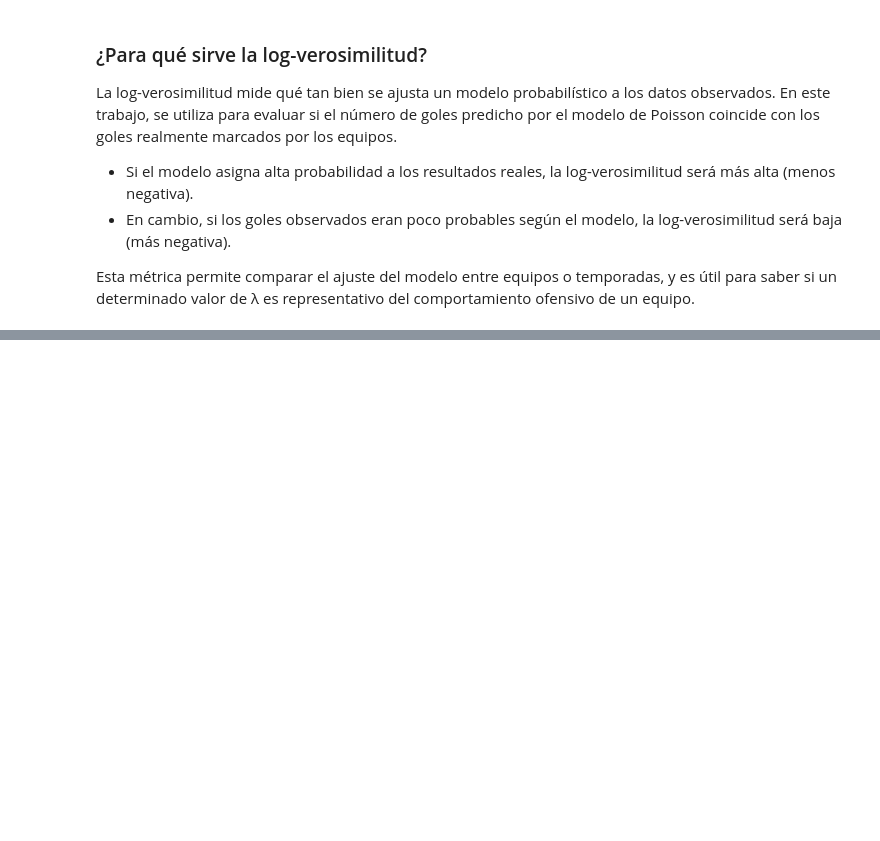
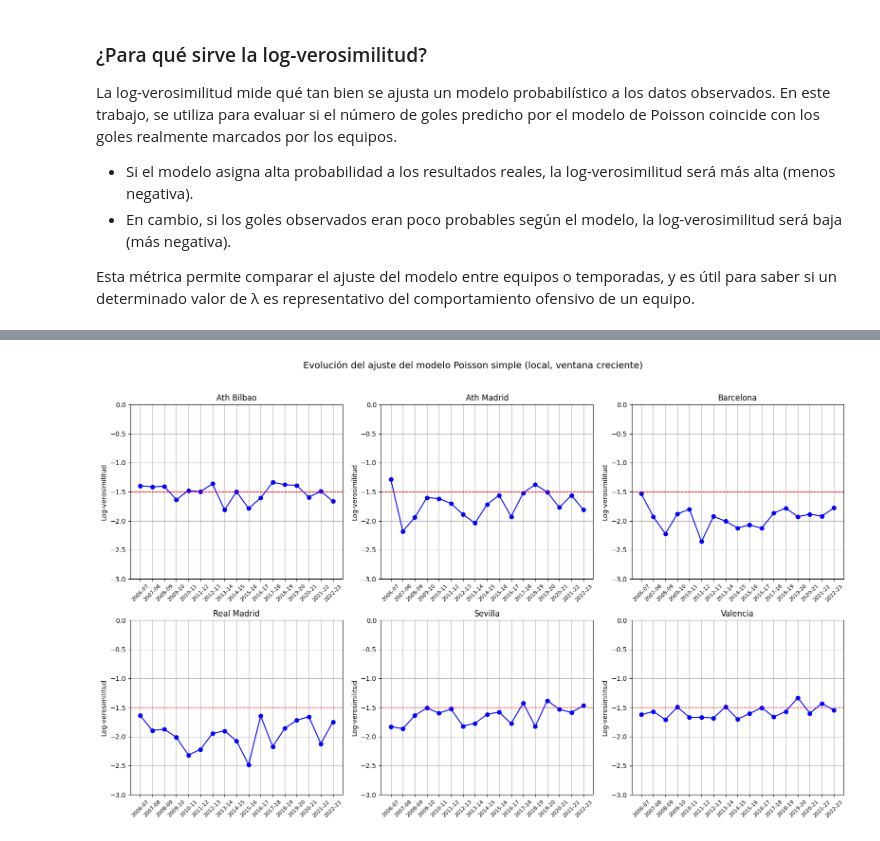
Before and after one commit to anaigs/tfg_maco_github, a Jupyter notebook: code/modelos/modelado_goles_simple.ipynb, the cells around one changed output, grey strips where cells are left out. Saved outputs shown, nothing was run; the diff lists cells and outputs as text; code cells hidden in the pictures; blank space fills up the shorter version.

```diff
--- a/code/modelos/modelado_goles_simple.ipynb
+++ b/code/modelos/modelado_goles_simple.ipynb
@@ -324,0 +348,46 @@ Esto sugiere que la capacidad predictiva del modelo depende en parte de la regul
+# %%
+temporadas = sorted(df['Season'].unique())
+equipos_validos = equipos_frecuentes
+resultados = {equipo: [] for equipo in equipos_validos}
+etiquetas_x = []
+
+for i in range(3, len(temporadas)-1):
+    temporadas_entrenamiento = temporadas[:i]
+    temporada_validacion = temporadas[i]
+    etiquetas_x.append(temporada_validacion)
+
+    for equipo in equipos_validos:
+        df_train = df[(df['Season'].isin(temporadas_entrenamiento)) & (df['HomeTeam'] == equipo)]
+        df_val = df[(df['Season'] == temporada_validacion) & (df['HomeTeam'] == equipo)]
+
+        if len(df_train) == 0 or len(df_val) == 0:
+            resultados[equipo].append(np.nan)
+            continue
+
+        lambda_hat = df_train['FTHG'].mean()
+        df_val = df_val.copy()
+        df_val['PoissonProb'] = poisson.pmf(df_val['FTHG'], mu=lambda_hat)
+        log_likelihood = df_val['PoissonProb'].apply(lambda p: log(p) if p > 0 else 0).mean()
+        resultados[equipo].append(log_likelihood)
+
+# Graficar
+fig, axes = plt.subplots(2, 3, figsize=(16, 10))
+axes = axes.flatten()
+
+for idx, equipo in enumerate(equipos_validos):
+    ax = axes[idx]
+    valores = resultados[equipo]
+    ax.plot(etiquetas_x, valores, marker='o', label=equipo, color='blue')
+    ax.axhline(y=-1.5, color='red', linestyle='--', linewidth=1)
+    ax.set_title(equipo)
+    ax.set_xticks(etiquetas_x)
+    ax.set_xticklabels(etiquetas_x, rotation=45, fontsize=8)
+    ax.set_ylim(min(-3, np.nanmin(valores) - 0.2), 0)
+    ax.set_ylabel("Log-verosimilitud")
+    ax.grid(True)
+
+plt.suptitle("Evolución del ajuste del modelo Poisson simple (local, ventana creciente)", fontsize=14)
+plt.tight_layout(rect=[0, 0, 1, 0.96])
+plt.show()
+# %% [output]
+[figure, added]
```
Also changed, not shown: parts of 10 cells of this notebook.
